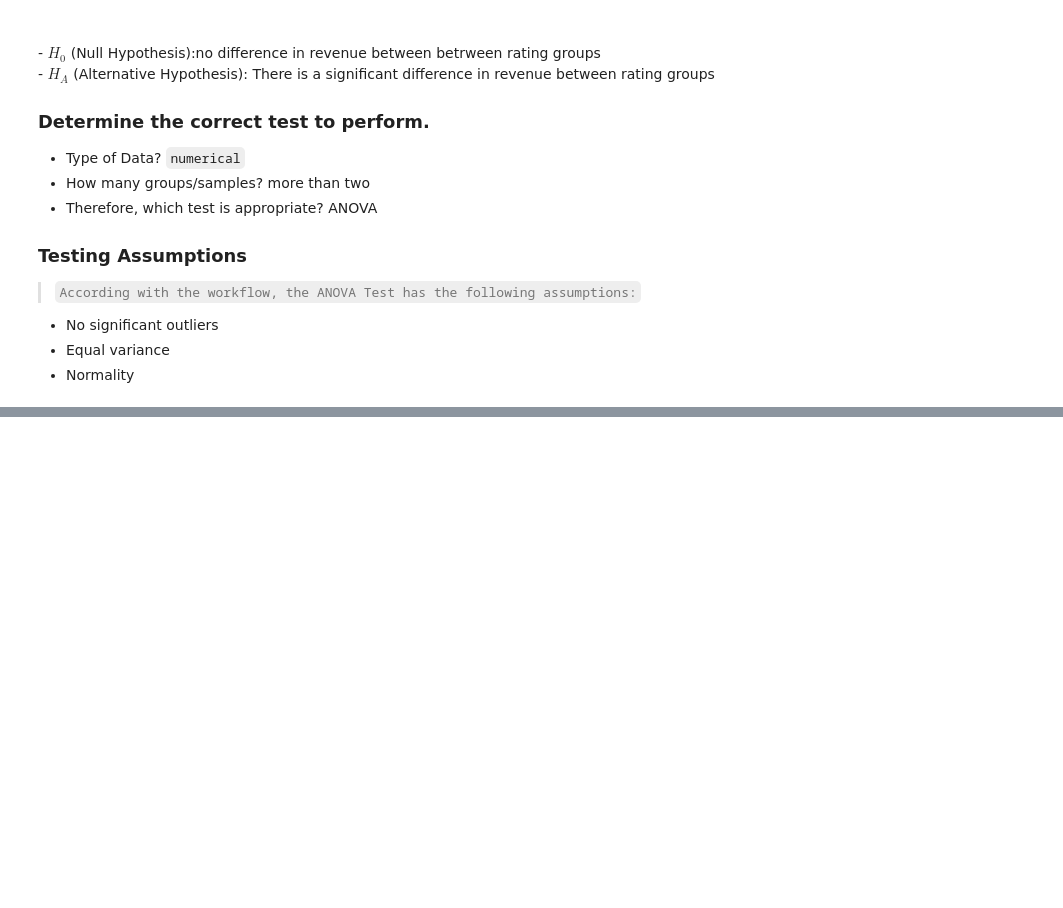
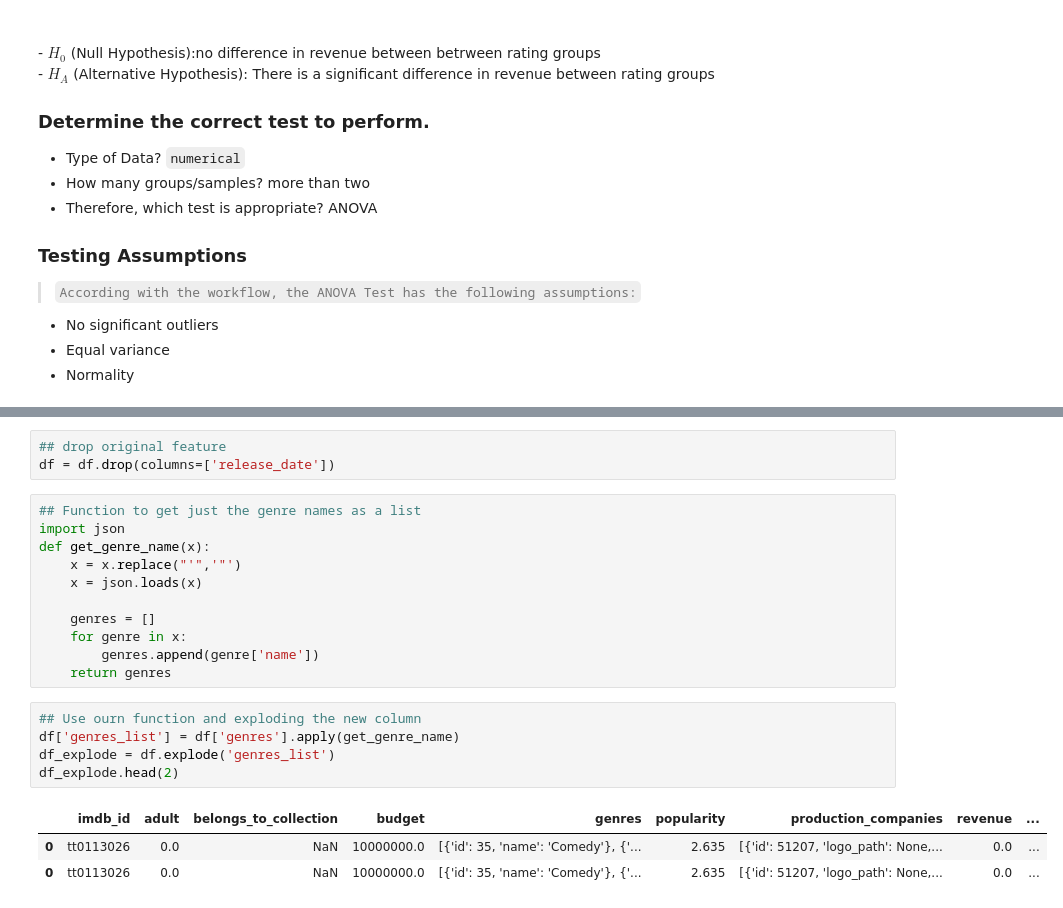
Before and after one commit to pylabview/Make_A_Successful_Movie, a Jupyter notebook: Project_3_Part_4_Hypothesis Testing.ipynb, the cells around one changed output, grey strips where cells are left out. Cells and saved outputs as stored; diff of their text form; blank space fills up the shorter version.

```diff
--- a/Project_3_Part_4_Hypothesis Testing.ipynb
+++ b/Project_3_Part_4_Hypothesis Testing.ipynb
@@ -143,0 +211,23 @@ df.head()
+# %%
+## drop original feature
+df = df.drop(columns=['release_date'])
+# %%
+## Function to get just the genre names as a list
+import json
+def get_genre_name(x):
+    x = x.replace("'",'"')
+    x = json.loads(x)
+
+    genres = []
+    for genre in x:
+        genres.append(genre['name'])
+    return genres
+# %%
+## Use ourn function and exploding the new column
+df['genres_list'] = df['genres'].apply(get_genre_name)
+df_explode = df.explode('genres_list')
+df_explode.head(2)
+# %% [output]
+|  | imdb_id | adult | belongs_to_collection | budget | genres | popularity | production_companies | revenue | ... |
+| 0 | tt0113026 | 0.0 | NaN | 10000000.0 | [{'id': 35, 'name': 'Comedy'}, {'... | 2.635 | [{'id': 51207, 'logo_path': None,... | 0.0 | ... |
+| 0 | tt0113026 | 0.0 | NaN | 10000000.0 | [{'id': 35, 'name': 'Comedy'}, {'... | 2.635 | [{'id': 51207, 'logo_path': None,... | 0.0 | ... |
```
Also changed, not shown: parts of 10 cells of this notebook.
